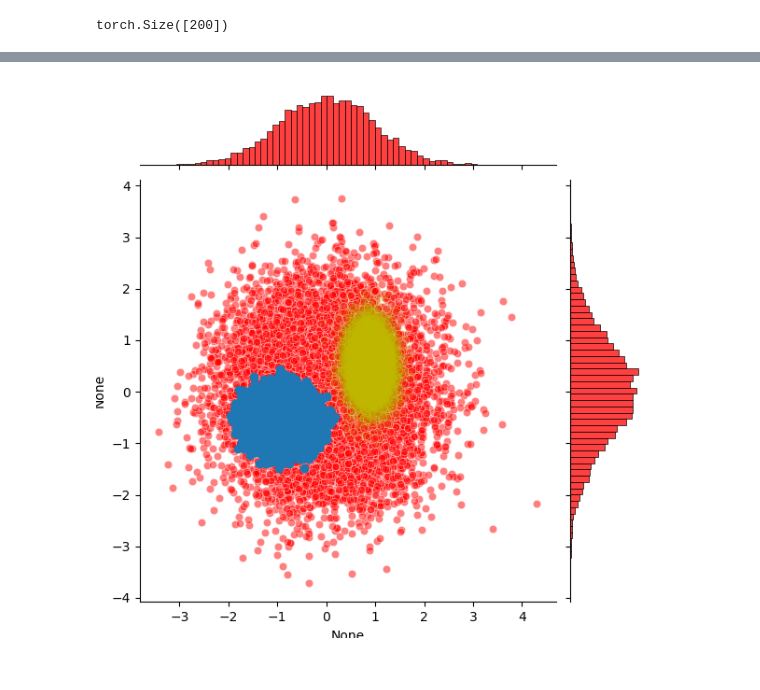
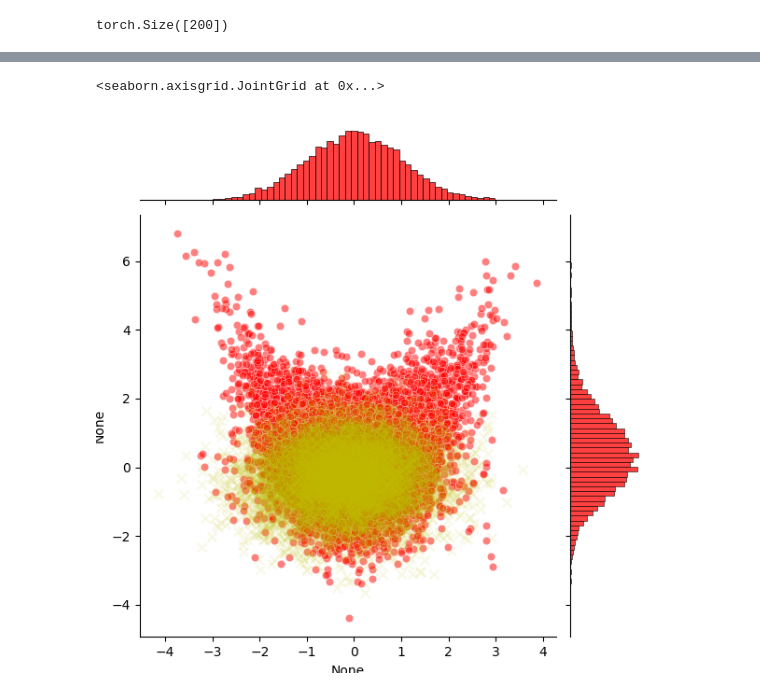
Before and after one commit to vanekek/adaptive-mcmc, a Jupyter notebook: adaptive_mcmc/banana_experiment.ipynb, the cells around one changed output, grey strips where cells are left out. Drawn from its saved outputs; the diff is of its cells as text; code cells hidden in the pictures.

```diff
--- a/adaptive_mcmc/banana_experiment.ipynb
+++ b/adaptive_mcmc/banana_experiment.ipynb
@@ -298,9 +308,34 @@ def target_density(z, x):
                                     scale=torch.tensor(1., device=device, dtype=torch.float32)).log_prob(
                     z).sum(-1)
 
-    ll = -0.5 * (
-        X_item[..., odd] - b * X_item[..., even] ** 2 + (sigma**2) * b
-    ) ** 2 - ((X_item[..., even]) ** 2) / (2 * sigma**2)
+    # True_samples = np.random.randn(N_samples,dim)
+
+    # sigma_matr = torch.tensor([[sigma if i % 2 == 0 else 1 for i in range(dim)] for j in range(z.size()[0])]).detach()
+    # z = z * sigma_matr
+    # odd_matr = torch.tensor([[b*z[j,i-1]**2 - (sigma**2)*b if i % 2 == 1 else 0 for i in range(dim)] for j in range(z.size()[0])]).detach()
+    # z = z + odd_matr
+
+
+    # for i in range(dim):
+    #     if i % 2 == 0:
+    #         z[:,i] *= sigma
+    #     else:
+    #         z[:,i] += b*z[:,i-1]**2 - (sigma**2)*b
+
+    z_new = torch.zeros(z.size())
+
+    z_new[..., even] = z[..., even] * sigma
+    z_new[..., odd] = z[..., odd] + b * z[..., even] ** 2 - (sigma**2) * b
+
+
+    ll = torch.distributions.Normal(loc=z_new, scale=sigma).log_prob(X_item).sum(-1)
+
+
+
+    # ll = -0.5 * (
+    #     z[..., odd] - b * z[..., even] ** 2 + (sigma**2) * b
+    # ) ** 2 - ((z[..., even]) ** 2) / (2 * sigma**2)
+
     return ll.sum(-1) + log_Pr
 
 # target_density = lambda z, x: torch.distributions.Normal(loc=2 * np.pi * (torch.sqrt(torch.sum(torch.pow(z, 2), dim=1, keepdim=True)) + 2.), scale=sigma).log_prob(X_item.repeat(n_samples, 1)).sum(
@@ -321,10 +356,10 @@ plt.show()
 def receive_model_samples(model, X_item, stacked=False):
     with torch.no_grad():
         x = X_item
-        model_samples, mu, logvar = model.enc_rep(x=x, n_samples=n_samples)
+        model_samples, mu, logvar = model.enc_rep(x=x, n_samples=1)
         if model.name in ['LMCVAE', 'AMCVAE']:
             model_samples_init = model_samples
-            model_samples = model.run_transitions(z=model_samples, x=x.repeat(n_samples, 1), mu=mu, logvar=logvar)[0]
+            model_samples = model.run_transitions(z=model_samples, x=x, mu=mu, logvar=logvar)[0]
     return model_samples.cpu().numpy()
 
 def plot_contours(model, X_item, stacked=False, graph=None):
@@ -343,7 +378,7 @@ def plot_contours(model, X_item, stacked=False, graph=None):
 
 def receive_posterior_samples(model, n_samples, stacked=False):
     with torch.no_grad():
-        model_target_density = lambda z, x: model.joint_logdensity()(z=z, x=X_item.repeat(n_samples, 1))
+        model_target_density = lambda z, x: model.joint_logdensity()(z=z, x=X_item)
         model_posterior_samples = run_chain(kernel=hmc, z_init=torch.randn(n_samples, dim, device=device), target=model_target_density, return_trace=False, n_steps=1, burnin=500).cpu().numpy()
     return model_posterior_samples
 # %%
@@ -352,25 +401,26 @@ lmcvae_posterior_sample = receive_posterior_samples(lmcvae, n_samples)
 # %%
 # plot
 # ========================================
-graph = sns.jointplot(x=true_posterior_samples[:, 80], y=true_posterior_samples[:, 81], color='r', alpha=0.5);
+graph = sns.jointplot(x=true_posterior_samples[:, 0], y=true_posterior_samples[:, 1], color='r', alpha=0.5);
 # graph = sns.jointplot(x=vae_posterior_sample[:, 0], y=vae_posterior_sample[:, 1], color='r', alpha=0.5);
 # graph = sns.jointplot(x=iwae_posterior_sample[:, 0], y=iwae_posterior_sample[:, 1], color='r', alpha=0.5);
 # graph = sns.jointplot(x=lmcvae_posterior_sample[:, 0], y=lmcvae_posterior_sample[:, 1], color='r', alpha=0.5);
 # graph = sns.jointplot(x=amcvae_posterior_sample[:, 0], y=amcvae_posterior_sample[:, 1], color='r', alpha=0.5);
 # graph = sns.jointplot(x=flows_vae_posterior_sample[:, 0], y=flows_vae_posterior_sample[:, 1], color='r', alpha=0.5);
 
-graph.x = lmcvae_sample[:, 80]
-graph.y = lmcvae_sample[:, 81]
+graph.x = lmcvae_sample[:, 0]
+graph.y = lmcvae_sample[:, 1]
 graph.plot_joint(plt.scatter, marker='x', c='y', s=50, alpha=0.1)
 
 # plt.xlim(-5., 5.)
 # plt.ylim(-5., 5.)
 # plt.axis('equal');
 
 
-plot_contours(model=lmcvae, X_item=X_item, stacked=True)
+#plot_contours(model=lmcvae, X_item=X_item, stacked=True)
 # %% [output]
+<seaborn.axisgrid.JointGrid at 0x...>
-[figure, old version]
+[figure, new version]
 # %%
 def plot_heatmap(samples, x_limits, y_limits, title=None, gamma=0.75, name='default.png'):
     import matplotlib.colors as mcolors
```
Also changed, not shown: parts of 15 cells of this notebook, 1 other file.
